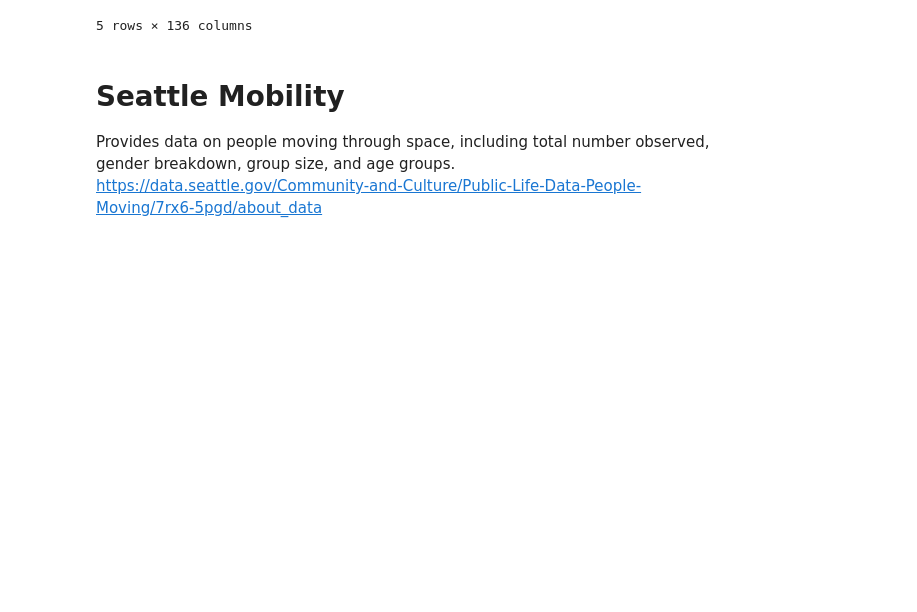
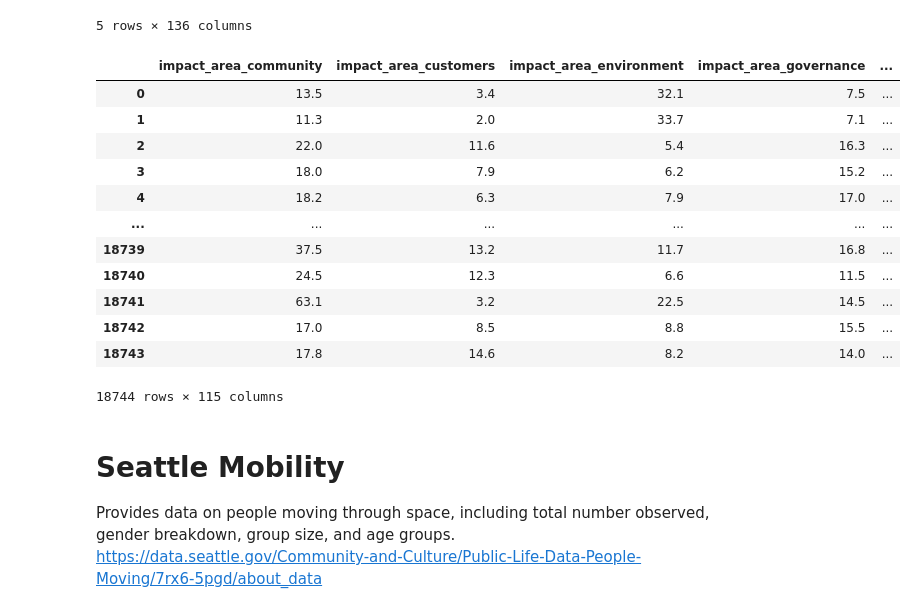
Before and after one commit to mendible/5322, a Jupyter notebook: Summary Day/setup.ipynb, the cells around one changed output. Drawn from its saved outputs; the diff is of its cells as text; code cells hidden in the pictures; blank space fills up the shorter version.

```diff
--- a/Summary Day/setup.ipynb
+++ b/Summary Day/setup.ipynb
@@ -58,6 +62,43 @@ bcorp.head()
 | 3 | 001C000001R0tn1IAB | kria | 2016-06-29 | 2016-06-29 | de-certified | Kria is a Brazilian equity crowdf... | Other financial services | ... |
 | 4 | 0013b00001zXx0fAAC | Ocean Design | 2023-11-01 | 2023-11-07 | certified | Te oranga o te tāngata, he whenua... | Advertising & market research | ... |
 5 rows × 136 columns
+# %%
+cols = bcorp.columns
+
+# saving the strictly numerical and categorical columns if you want them
+numerical_cols = cols[20:-1]
+categorical_cols = ['current_status',
+                    'industry','industry_category',
+                    'products_and_services','country',
+                    'state','city','sector',
+                    'size','certification_cycle']
+
+# Uncomment if you want to one-hot encode
+# bcorp_encoded = pd.get_dummies(bcorp, columns=categorical_cols)
+
+# Uncomment if you want to drop all NA values
+# bcorp.dropna(inplace=True)
+
+# Uncomment if you want the numerical columns and to scale them
+# scale = StandardScaler()
+# tmp = scale.fit_transform(bcorp[numerical_cols])
+# bcorp_numeric_scaled = pd.DataFrame(tmp, columns=numerical_cols)
+# %%
+bcorp[numerical_cols]
+# %% [output]
+|  | impact_area_community | impact_area_customers | impact_area_environment | impact_area_governance | ... |
+| 0 | 13.5 | 3.4 | 32.1 | 7.5 | ... |
+| 1 | 11.3 | 2.0 | 33.7 | 7.1 | ... |
+| 2 | 22.0 | 11.6 | 5.4 | 16.3 | ... |
+| 3 | 18.0 | 7.9 | 6.2 | 15.2 | ... |
+| 4 | 18.2 | 6.3 | 7.9 | 17.0 | ... |
+| ... | ... | ... | ... | ... | ... |
+| 18739 | 37.5 | 13.2 | 11.7 | 16.8 | ... |
+| 18740 | 24.5 | 12.3 | 6.6 | 11.5 | ... |
+| 18741 | 63.1 | 3.2 | 22.5 | 14.5 | ... |
+| 18742 | 17.0 | 8.5 | 8.8 | 15.5 | ... |
+| 18743 | 17.8 | 14.6 | 8.2 | 14.0 | ... |
+18744 rows × 115 columns
 # %% [markdown]
 # Seattle Mobility
 
```
Also changed, not shown: parts of 4 cells of this notebook.
